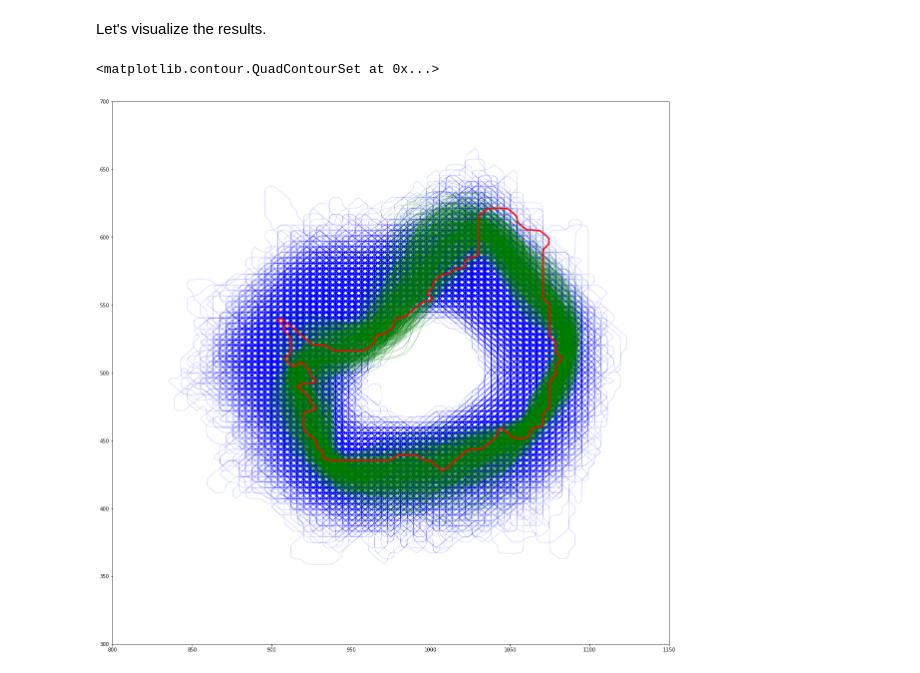
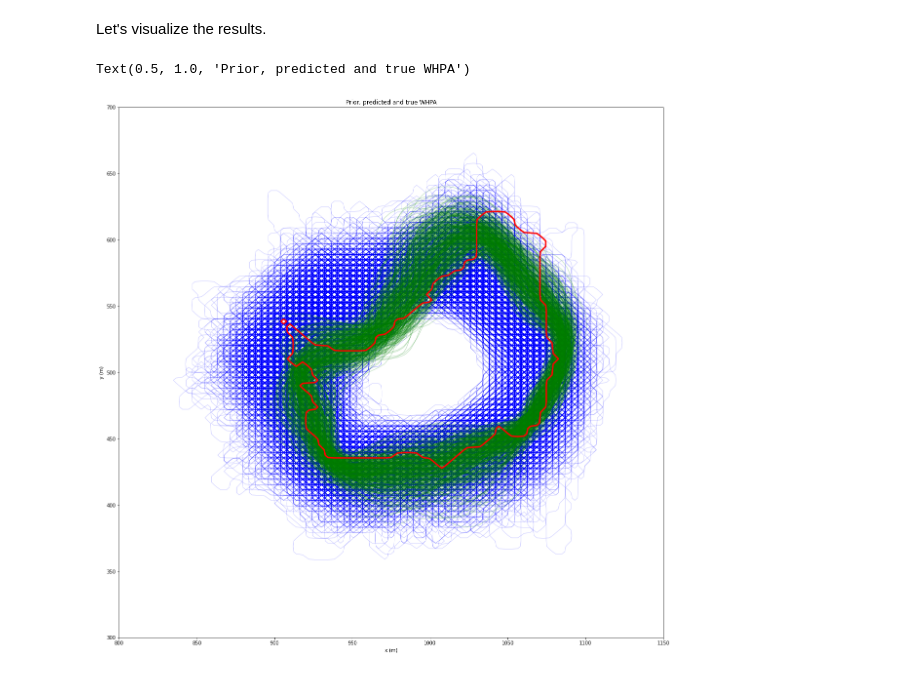
Before and after one commit to robinthibaut/kaggle, a Jupyter notebook: whpa-get-started.ipynb, the cells around one changed output. Cells and saved outputs as stored; diff of their text form; code cells hidden in the pictures.

Commit message:
Kaggle Notebook | whpa_get_started | Version 6

```diff
--- a/whpa-get-started.ipynb
+++ b/whpa-get-started.ipynb
@@ -382,12 +382,14 @@ X_pre_processing = Pipeline(
     [
         ("scaler", StandardScaler(with_mean=False)),
         ("pca", PCA(n_components=50)),
+        ("scaler2", StandardScaler(with_mean=False)),
     ]
 )
 Y_pre_processing = Pipeline(
     [
         ("scaler", StandardScaler(with_mean=False)),
         ("pca", PCA(n_components=30)),
+        ("scaler2", StandardScaler(with_mean=False)),
     ]
 )
 
@@ -410,8 +412,7 @@ from sklearn.model_selection import train_test_split
 
 X_train, X_test, y_train, y_test = train_test_split(X_interp, y_sd_flat, test_size=0.2, random_state=42)
 # %%
-#  Set model parameters
-model.mode = "tm"  # How to compute the posterior conditional distribution (tm: transport map)
+# Set model parameters
 model.random_state = 42  # Random state
 # Save original dimensions of both predictor and target
 model.Y_shape = (100, 87)  # 100 rows and 87 columns
@@ -451,15 +456,18 @@ Let's visualize the results.
 # %%
 # Plot the predicted WHPAs (O contour of the signed distance fields)
 plt.figure(figsize=(20, 20))
 # plot the training set in the background
 for pct in y_train:
     plt.contour(pct.reshape(model.Y_shape), levels=[0], alpha=.2, colors="blue", linewidths=1, extent=[x_range[0], x_range[1], y_range[0], y_range[1]])
 # plot the predicted WHPAs
 for pc in y_predicted[0]:
     pcr = np.reshape(pc, model.Y_shape)
     plt.contour(pcr, levels=[0], colors="green", alpha=.2, extent=[x_range[0], x_range[1], y_range[0], y_range[1]])  # plot the 0 contour of the signed distance field
 # Plot the true WHPA
-plt.contour(y_test[n_obs].reshape(model.Y_shape), levels=[0], colors="red", alpha=1, linewidths=3,extent=[x_range[0], x_range[1], y_range[0], y_range[1]])  # plot the 0 contour of the true signed distance fied
+plt.contour(y_test[n_obs].reshape(model.Y_shape), levels=[0], colors="red", alpha=1, linewidths=3,extent=[x_range[0], x_range[1], y_range[0], y_range[1]])  # plot the 0 contour of the true signed distance field
+plt.xlabel("x (m)")
+plt.ylabel("y (m)")
+plt.title("Prior, predicted and true WHPA")
 # %% [output]
-<matplotlib.contour.QuadContourSet at 0x...>
+Text(0.5, 1.0, 'Prior, predicted and true WHPA')
-[figure, old version]
+[figure, new version]
```
Also changed, not shown: parts of 5 cells of this notebook.
